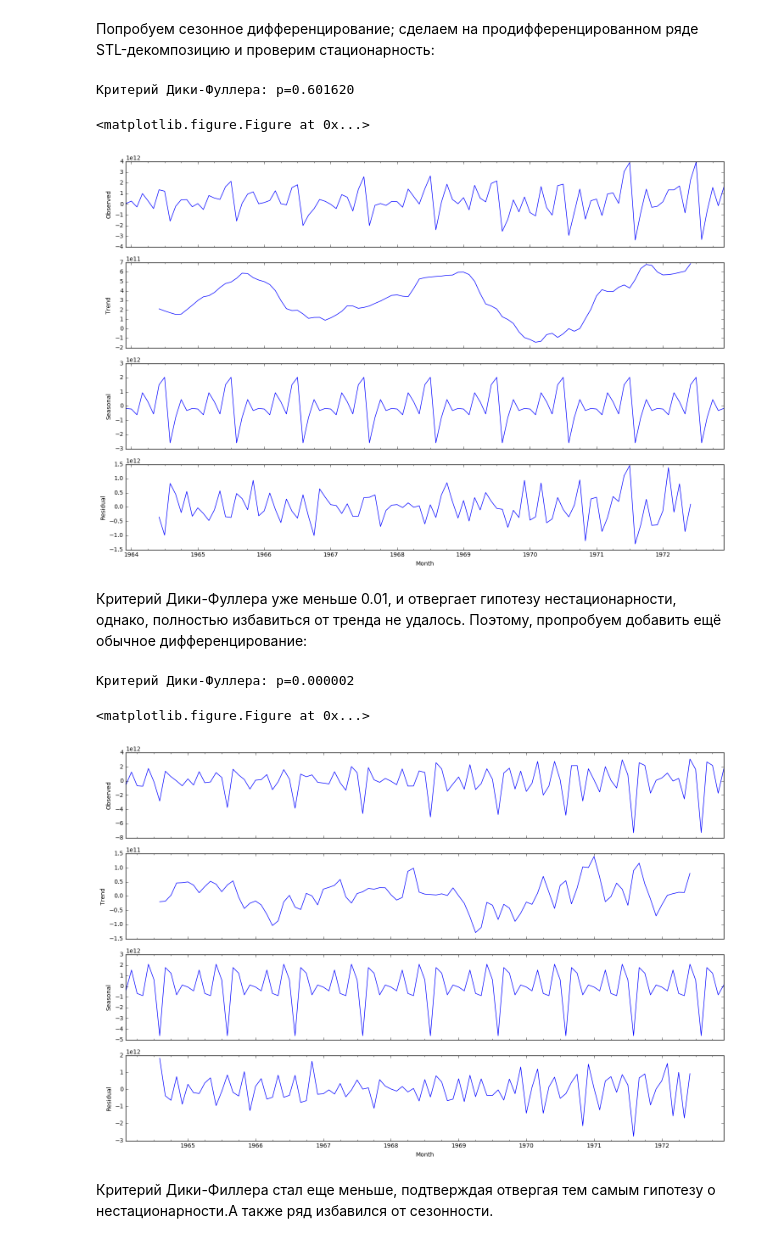
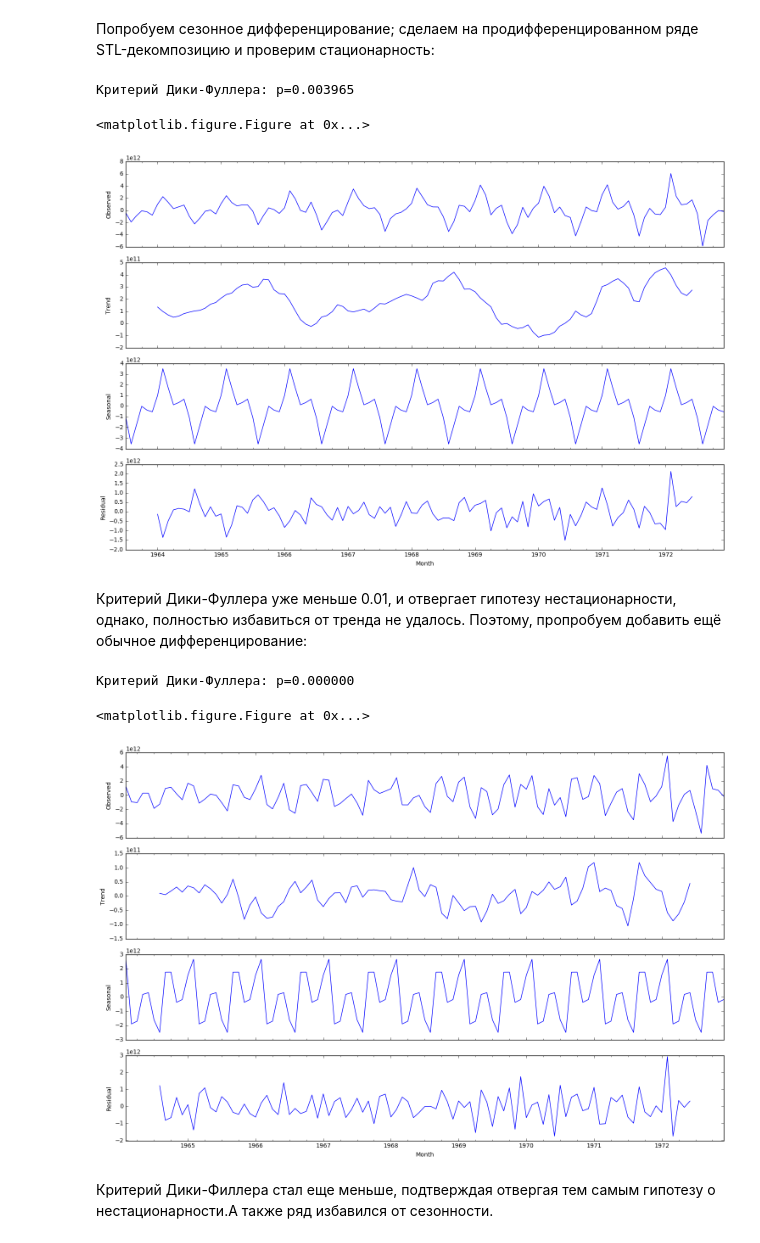
Before and after one commit to dbulgakov/HSE_DataMiningHW, a Jupyter notebook: MLCourse/Homeworks/Solutions/HW5/HW5.ipynb, the cells around one changed output. Saved outputs shown, nothing was run; the diff lists cells and outputs as text; code cells hidden in the pictures.

```diff
--- a/MLCourse/Homeworks/Solutions/HW5/HW5.ipynb
+++ b/MLCourse/Homeworks/Solutions/HW5/HW5.ipynb
@@ -78,14 +78,14 @@ print("Критерий Дики-Фуллера: p=%f" % sm.tsa.stattools.adfull
 # %% [markdown]
 Попробуем сезонное дифференцирование; сделаем на продифференцированном ряде STL-декомпозицию и проверим стационарность:
 # %%
-paper_sales_data['sales_box_diff'] = paper_sales_data.sales_box - paper_sales_data.sales_box.shift(11)
+paper_sales_data['sales_box_diff'] = paper_sales_data.sales_box - paper_sales_data.sales_box.shift(6)
 plt.figure(figsize(15,10))
-sm.tsa.seasonal_decompose(paper_sales_data.sales_box_diff[11:]).plot()
-print("Критерий Дики-Фуллера: p=%f" % sm.tsa.stattools.adfuller(paper_sales_data.sales_box_diff[11:])[1])
+sm.tsa.seasonal_decompose(paper_sales_data.sales_box_diff[6:]).plot()
+print("Критерий Дики-Фуллера: p=%f" % sm.tsa.stattools.adfuller(paper_sales_data.sales_box_diff[6:])[1])
 # %% [output]
-Критерий Дики-Фуллера: p=0.601620
+Критерий Дики-Фуллера: p=0.003965
 <matplotlib.figure.Figure at 0x...>
-[figure, old version]
+[figure, new version]
 # %% [markdown]
 Критерий Дики-Фуллера уже меньше 0.01, и отвергает гипотезу нестационарности, однако, полностью избавиться от тренда не удалось.
 Поэтому, пропробуем добавить ещё обычное дифференцирование:
@@ -95,9 +95,9 @@ plt.figure(figsize(15,10))
 sm.tsa.seasonal_decompose(paper_sales_data.sales_box_diff2[13:]).plot()
 print("Критерий Дики-Фуллера: p=%f" % sm.tsa.stattools.adfuller(paper_sales_data.sales_box_diff2[13:])[1])
 # %% [output]
-Критерий Дики-Фуллера: p=0.000002
+Критерий Дики-Фуллера: p=0.000000
 <matplotlib.figure.Figure at 0x...>
-[figure, old version]
+[figure, new version]
 # %% [markdown]
 Критерий Дики-Филлера стал еще меньше, подтверждая отвергая тем самым гипотезу о нестационарности.А также ряд избавился от сезонности.
 # %% [markdown]
```
Also changed, not shown: parts of 3 cells of this notebook.
